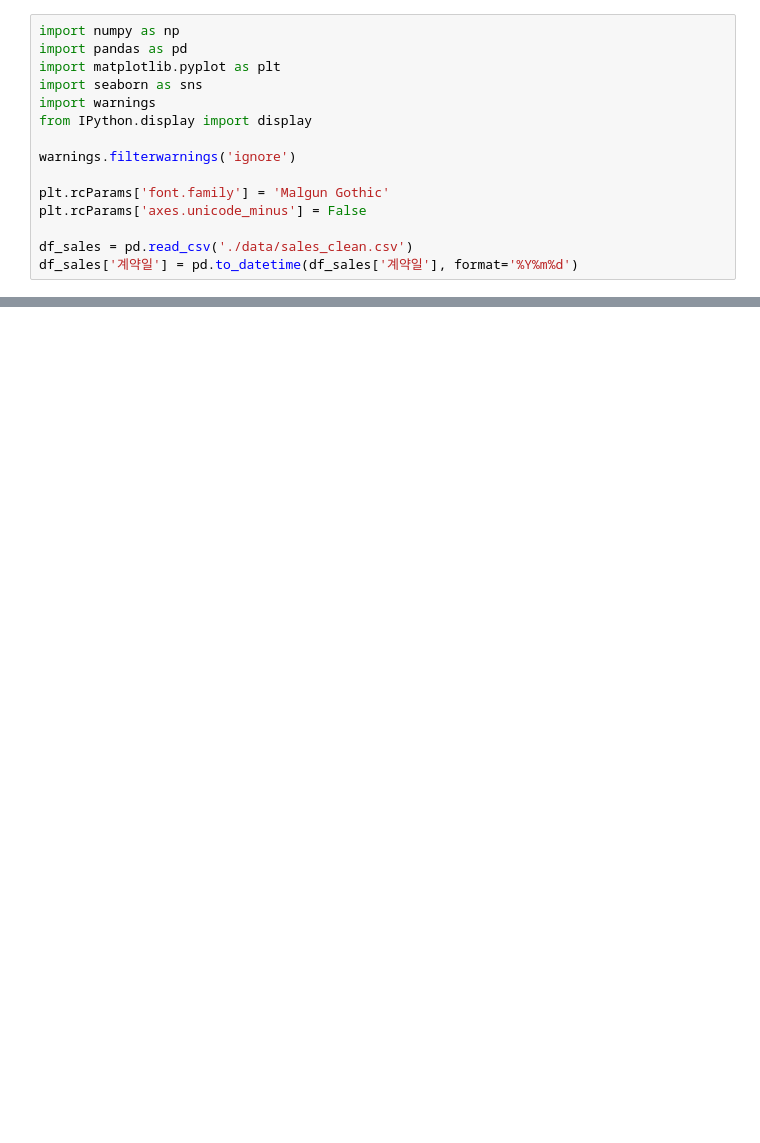
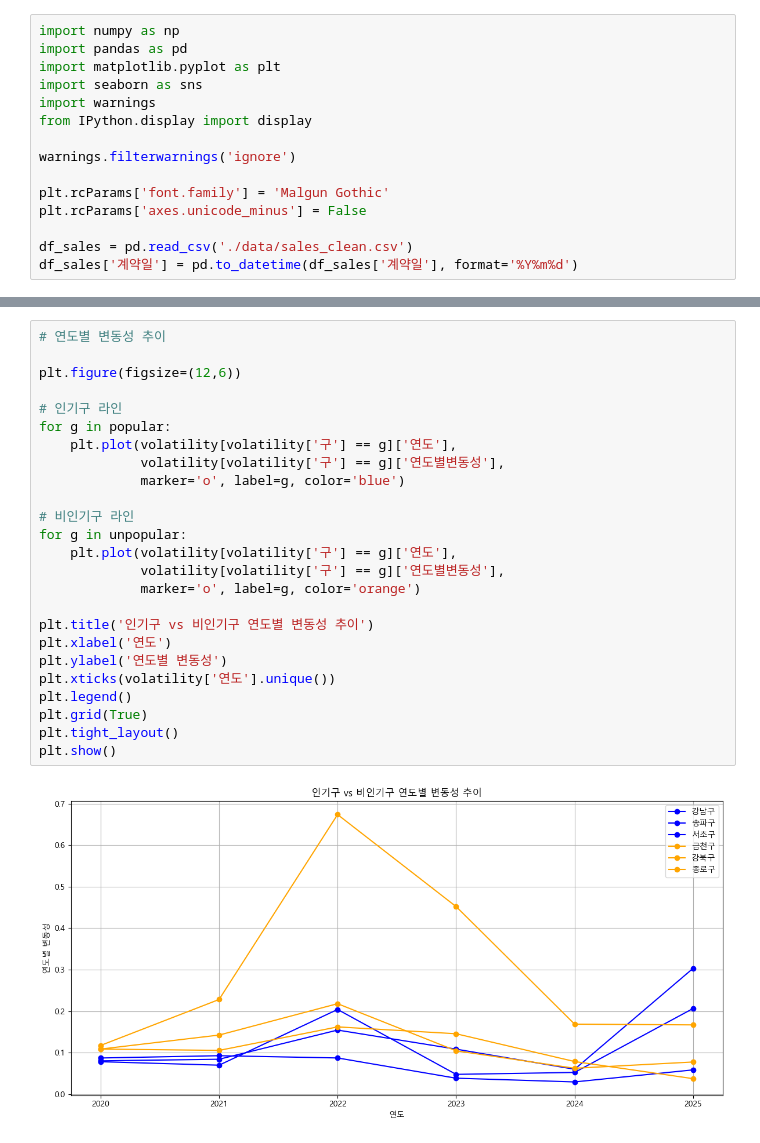
Before and after one commit to krystallinekim/pjt-DataAnalysis-Korean_Real_Estate, a Jupyter notebook: 01_market_comparison.ipynb, the cells around one changed output, grey strips where cells are left out. Drawn from its saved outputs; the diff is of its cells as text; blank space fills up the shorter version.

```diff
--- a/01_market_comparison.ipynb
+++ b/01_market_comparison.ipynb
@@ -146,0 +178,27 @@ df_sales_copy.head()
+# %%
+# 연도별 변동성 추이
+
+plt.figure(figsize=(12,6))
+
+# 인기구 라인
+for g in popular:
+    plt.plot(volatility[volatility['구'] == g]['연도'],
+             volatility[volatility['구'] == g]['연도별변동성'],
+             marker='o', label=g, color='blue')
+
+# 비인기구 라인
+for g in unpopular:
+    plt.plot(volatility[volatility['구'] == g]['연도'],
+             volatility[volatility['구'] == g]['연도별변동성'],
+             marker='o', label=g, color='orange')
+
+plt.title('인기구 vs 비인기구 연도별 변동성 추이')
+plt.xlabel('연도')
+plt.ylabel('연도별 변동성')
+plt.xticks(volatility['연도'].unique())
+plt.legend()
+plt.grid(True)
+plt.tight_layout()
+plt.show()
+# %% [output]
+[figure, added]
```
Also changed, not shown: parts of 8 cells of this notebook.
